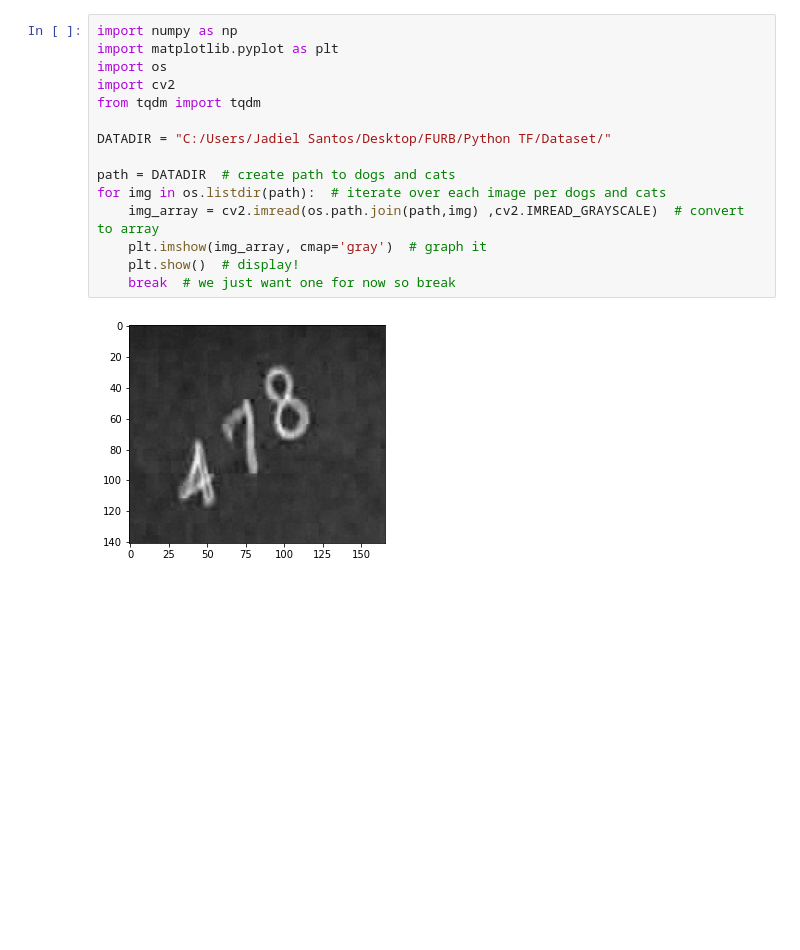
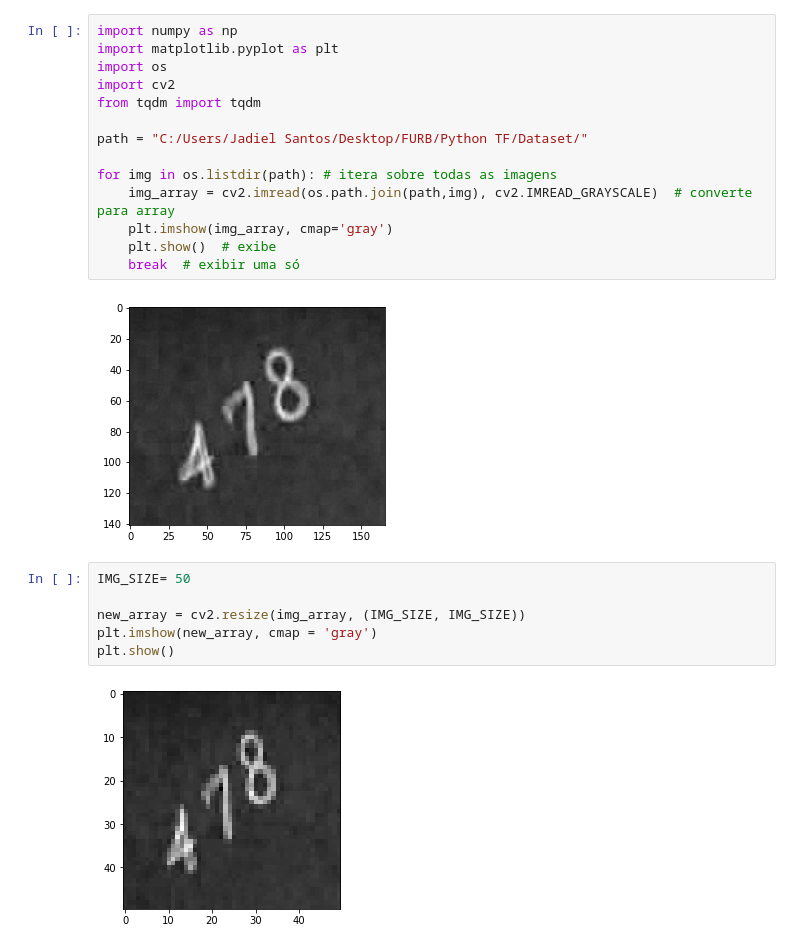
Before and after one commit to JadielSantos/trabpdi, a Jupyter notebook: Main.ipynb, the cells around one changed output. Saved outputs shown, nothing was run; the diff lists cells and outputs as text; blank space fills up the shorter version.

```diff
--- a/Main.ipynb
+++ b/Main.ipynb
@@ -5,13 +5,20 @@ import os
 import cv2
 from tqdm import tqdm
 
-DATADIR = "C:/Users/Jadiel Santos/Desktop/FURB/Python TF/Dataset/"
+path = "C:/Users/Jadiel Santos/Desktop/FURB/Python TF/Dataset/"
 
-path = DATADIR  # create path to dogs and cats
-for img in os.listdir(path):  # iterate over each image per dogs and cats
-    img_array = cv2.imread(os.path.join(path,img) ,cv2.IMREAD_GRAYSCALE)  # convert to array
-    plt.imshow(img_array, cmap='gray')  # graph it
-    plt.show()  # display!
-    break  # we just want one for now so break
+for img in os.listdir(path): # itera sobre todas as imagens
+    img_array = cv2.imread(os.path.join(path,img), cv2.IMREAD_GRAYSCALE)  # converte para array
+    plt.imshow(img_array, cmap='gray')
+    plt.show()  # exibe
+    break  # exibir uma só
 # %% [output]
 [figure]
+# %%
+IMG_SIZE= 50
+
+new_array = cv2.resize(img_array, (IMG_SIZE, IMG_SIZE))
+plt.imshow(new_array, cmap = 'gray')
+plt.show()
+# %% [output]
+[figure, added]
```
Also changed, not shown: parts of 7 cells of this notebook.
